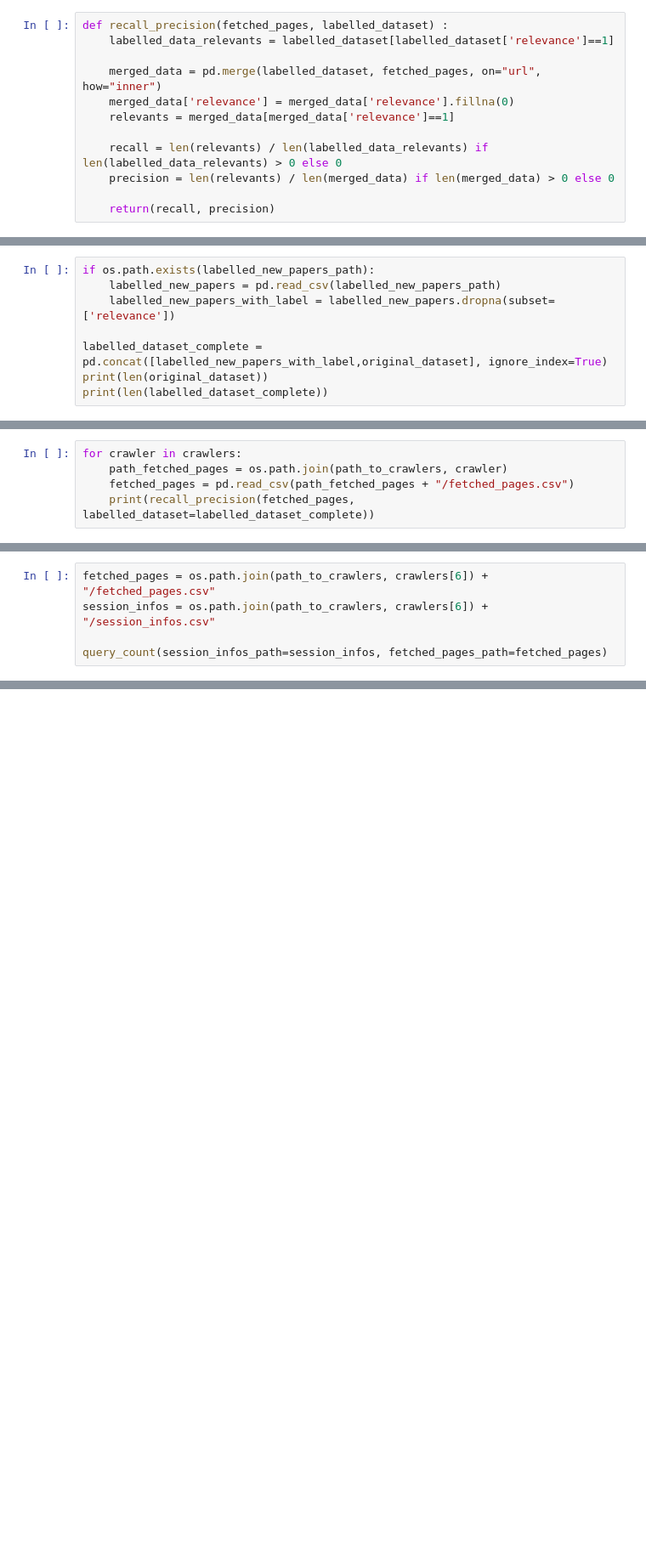
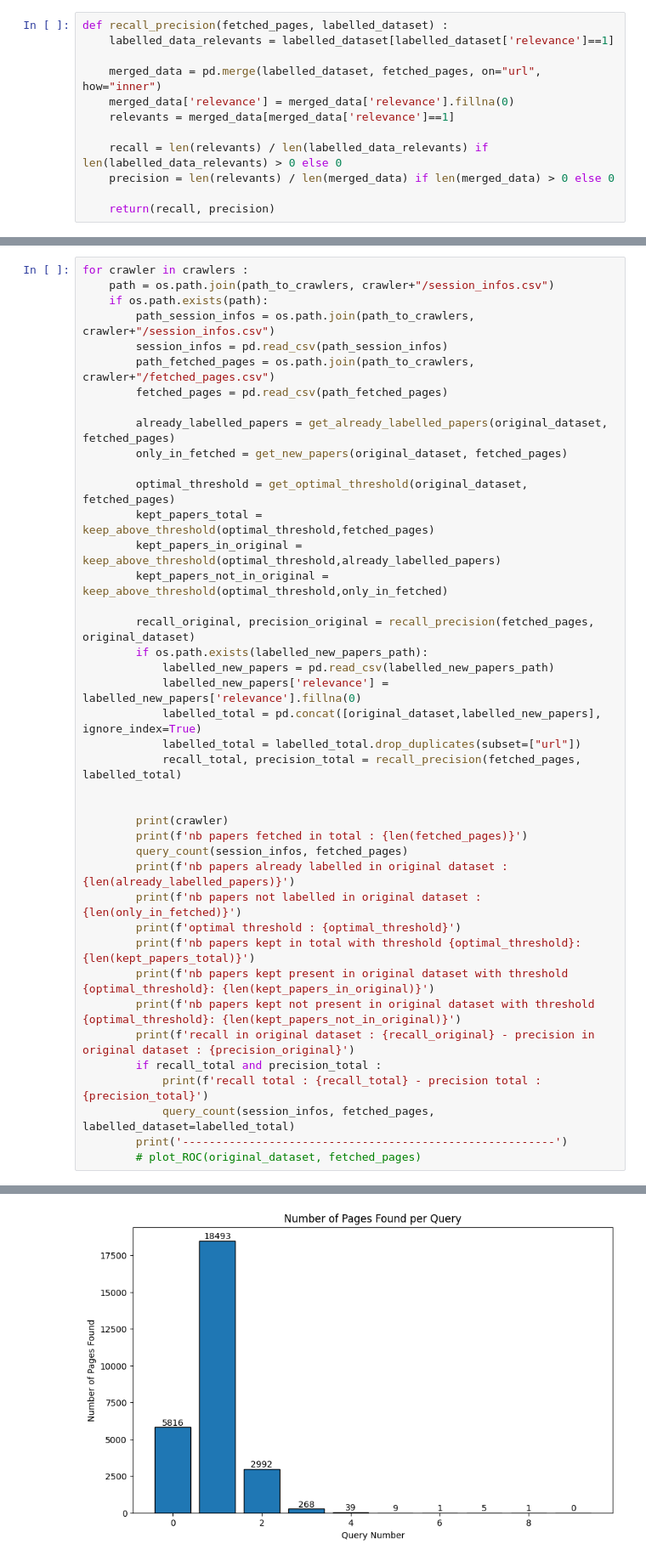
Before and after one commit to apollineguerineau/demokritos_internship, a Jupyter notebook: eval/eval.ipynb, the cells around one changed output, grey strips where cells are left out. Shown at 85% size. Saved outputs shown, nothing was run; the diff lists cells and outputs as text; blank space fills up the shorter version.

```diff
--- a/eval/eval.ipynb
+++ b/eval/eval.ipynb
@@ -133,8 +193,0 @@ Total new unique papers to label: 1292
-# %%
-if os.path.exists(labelled_new_papers_path):
-    labelled_new_papers = pd.read_csv(labelled_new_papers_path)
-    labelled_new_papers_with_label = labelled_new_papers.dropna(subset=['relevance'])
-
-labelled_dataset_complete = pd.concat([labelled_new_papers_with_label,original_dataset], ignore_index=True)
-print(len(original_dataset))
-print(len(labelled_dataset_complete))
@@ -144,5 +193,0 @@ print(len(labelled_dataset_complete))
-# %%
-for crawler in crawlers:
-    path_fetched_pages = os.path.join(path_to_crawlers, crawler)
-    fetched_pages = pd.read_csv(path_fetched_pages + "/fetched_pages.csv")
-    print(recall_precision(fetched_pages, labelled_dataset=labelled_dataset_complete))
@@ -157,5 +193,0 @@ for crawler in crawlers:
-# %%
-fetched_pages = os.path.join(path_to_crawlers, crawlers[6]) + "/fetched_pages.csv"
-session_infos = os.path.join(path_to_crawlers, crawlers[6]) + "/session_infos.csv"
-
-query_count(session_infos_path=session_infos, fetched_pages_path=fetched_pages)
@@ -166,0 +194,42 @@ Index(['url', 'title', 'description', 'score', 'get_with_query', 'time_fetch',
+# %%
+for crawler in crawlers :
+    path = os.path.join(path_to_crawlers, crawler+"/session_infos.csv")
+    if os.path.exists(path):
+        path_session_infos = os.path.join(path_to_crawlers, crawler+"/session_infos.csv")
+        session_infos = pd.read_csv(path_session_infos)
+        path_fetched_pages = os.path.join(path_to_crawlers, crawler+"/fetched_pages.csv")
+        fetched_pages = pd.read_csv(path_fetched_pages)
+
+        already_labelled_papers = get_already_labelled_papers(original_dataset, fetched_pages)
+        only_in_fetched = get_new_papers(original_dataset, fetched_pages)
+
+        optimal_threshold = get_optimal_threshold(original_dataset, fetched_pages)
+        kept_papers_total = keep_above_threshold(optimal_threshold,fetched_pages)
+        kept_papers_in_original = keep_above_threshold(optimal_threshold,already_labelled_papers)
+        kept_papers_not_in_original = keep_above_threshold(optimal_threshold,only_in_fetched)
+
+        recall_original, precision_original = recall_precision(fetched_pages, original_dataset)
+        if os.path.exists(labelled_new_papers_path):
+            labelled_new_papers = pd.read_csv(labelled_new_papers_path)
+            labelled_new_papers['relevance'] = labelled_new_papers['relevance'].fillna(0)
+            labelled_total = pd.concat([original_dataset,labelled_new_papers], ignore_index=True)
+            labelled_total = labelled_total.drop_duplicates(subset=["url"])
+            recall_total, precision_total = recall_precision(fetched_pages, labelled_total)
+
+
+        print(crawler)
+        print(f'nb papers fetched in total : {len(fetched_pages)}')
+        query_count(session_infos, fetched_pages)
+        print(f'nb papers already labelled in original dataset : {len(already_labelled_papers)}')
+        print(f'nb papers not labelled in original dataset : {len(only_in_fetched)}')
+        print(f'optimal threshold : {optimal_threshold}')
+        print(f'nb papers kept in total with threshold {optimal_threshold}: {len(kept_papers_total)}')
+        print(f'nb papers kept present in original dataset with threshold {optimal_threshold}: {len(kept_papers_in_original)}')
+        print(f'nb papers kept not present in original dataset with threshold {optimal_threshold}: {len(kept_papers_not_in_original)}')
+        print(f'recall in original dataset : {recall_original} - precision in original dataset : {precision_original}')
+        if recall_total and precision_total :
+            print(f'recall total : {recall_total} - precision total : {precision_total}')
+            query_count(session_infos, fetched_pages, labelled_dataset=labelled_total)
+        print('--------------------------------------------------------')
+        # plot_ROC(original_dataset, fetched_pages)
+# %% [output]
@@ -166,0 +238 @@ Index(['url', 'title', 'description', 'score', 'get_with_query', 'time_fetch',
+[figure, added]
```
Also changed, not shown: parts of 20 cells of this notebook, 22 other files.
